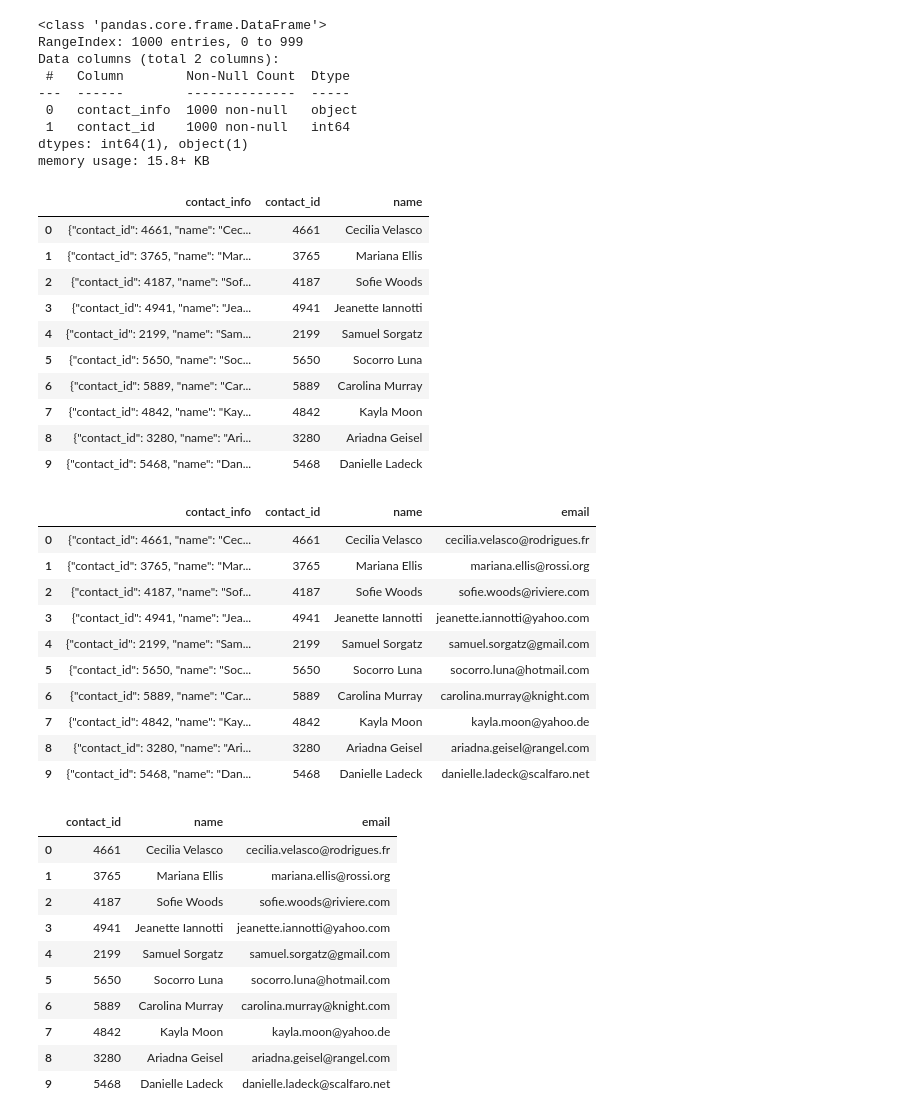
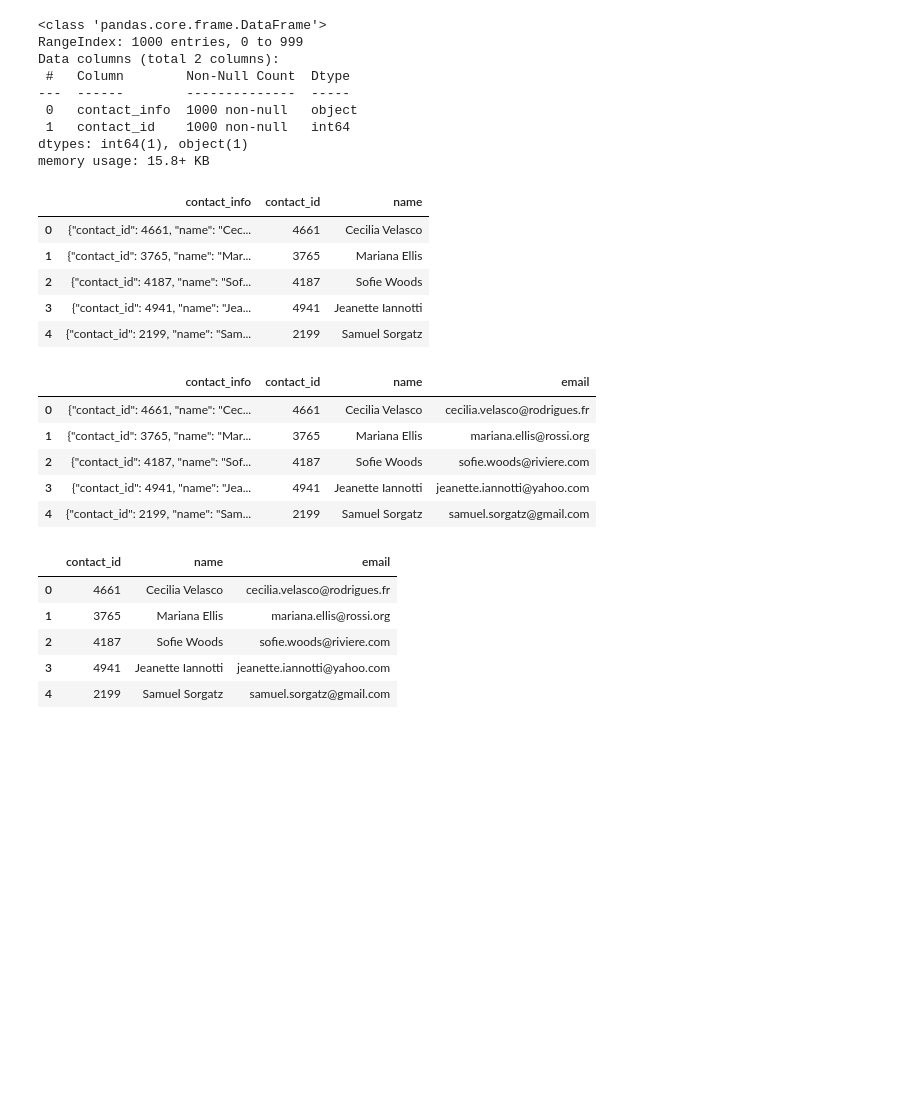
Before and after one commit to Memellsworth/Crowfunding_ETL, a Jupyter notebook: ETL_Mini_Project_Mellsworth_SOkullo_SEjiobi.ipynb, the cells around one changed output. Cells and saved outputs as stored; diff of their text form; code cells hidden in the pictures; blank space fills up the shorter version.

```diff
--- a/ETL_Mini_Project_Mellsworth_SOkullo_SEjiobi.ipynb
+++ b/ETL_Mini_Project_Mellsworth_SOkullo_SEjiobi.ipynb
@@ -463,7 +458,9 @@ dtypes: int64(1), object(1)
 memory usage: 15.8+ KB
 # %%
 # Extract the name of the contact and add it to a new column.
-contact_info_df_copy["name"]= re.compile(r"'name")
+p = re.compile(r'"name": "([A-Za-z]+\s[A-Xa-z]+)"')
+contact_info_df_copy['name']=contact_info_df_copy['contact_info'].str.extract(p)
+contact_info_df_copy.head()
 # %% [output]
 |  | contact_info | contact_id | name |
 | 0 | {"contact_id": 4661, "name": "Cec... | 4661 | Cecilia Velasco |
@@ -471,27 +468,23 @@ contact_info_df_copy["name"]= re.compile(r"'name")
 | 2 | {"contact_id": 4187, "name": "Sof... | 4187 | Sofie Woods |
 | 3 | {"contact_id": 4941, "name": "Jea... | 4941 | Jeanette Iannotti |
 | 4 | {"contact_id": 2199, "name": "Sam... | 2199 | Samuel Sorgatz |
-| 5 | {"contact_id": 5650, "name": "Soc... | 5650 | Socorro Luna |
-| 6 | {"contact_id": 5889, "name": "Car... | 5889 | Carolina Murray |
-| 7 | {"contact_id": 4842, "name": "Kay... | 4842 | Kayla Moon |
-| 8 | {"contact_id": 3280, "name": "Ari... | 3280 | Ariadna Geisel |
-| 9 | {"contact_id": 5468, "name": "Dan... | 5468 | Danielle Ladeck |
 # %%
 # Extract the email from the contacts and add the values to a new column.
+p = re.compile(r'"email": "(\S+@\S+)"')
+contact_info_df_copy['email']=contact_info_df_copy['contact_info'].str.extract(p)
+contact_info_df_copy.head()
 # %% [output]
 |  | contact_info | contact_id | name | email |
 | 0 | {"contact_id": 4661, "name": "Cec... | 4661 | Cecilia Velasco | cecilia.velasco@rodrigues.fr |
 | 1 | {"contact_id": 3765, "name": "Mar... | 3765 | Mariana Ellis | mariana.ellis@rossi.org |
 | 2 | {"contact_id": 4187, "name": "Sof... | 4187 | Sofie Woods | sofie.woods@riviere.com |
 | 3 | {"contact_id": 4941, "name": "Jea... | 4941 | Jeanette Iannotti | jeanette.iannotti@yahoo.com |
 | 4 | {"contact_id": 2199, "name": "Sam... | 2199 | Samuel Sorgatz | samuel.sorgatz@gmail.com |
-| 5 | {"contact_id": 5650, "name": "Soc... | 5650 | Socorro Luna | socorro.luna@hotmail.com |
-| 6 | {"contact_id": 5889, "name": "Car... | 5889 | Carolina Murray | carolina.murray@knight.com |
-| 7 | {"contact_id": 4842, "name": "Kay... | 4842 | Kayla Moon | kayla.moon@yahoo.de |
-| 8 | {"contact_id": 3280, "name": "Ari... | 3280 | Ariadna Geisel | ariadna.geisel@rangel.com |
-| 9 | {"contact_id": 5468, "name": "Dan... | 5468 | Danielle Ladeck | danielle.ladeck@scalfaro.net |
 # %%
 # Create a copy of the contact_info_df with the 'contact_id', 'name', 'email' columns.
+contact_final = contact_info_df_copy.copy()
+contacts_final_clean=contact_final[['contact_id' , 'name' , 'email']]
+contacts_final_clean.head()
 # %% [output]
 |  | contact_id | name | email |
 | 0 | 4661 | Cecilia Velasco | cecilia.velasco@rodrigues.fr |
@@ -499,10 +492,5 @@ contact_info_df_copy["name"]= re.compile(r"'name")
 | 2 | 4187 | Sofie Woods | sofie.woods@riviere.com |
 | 3 | 4941 | Jeanette Iannotti | jeanette.iannotti@yahoo.com |
 | 4 | 2199 | Samuel Sorgatz | samuel.sorgatz@gmail.com |
-| 5 | 5650 | Socorro Luna | socorro.luna@hotmail.com |
-| 6 | 5889 | Carolina Murray | carolina.murray@knight.com |
-| 7 | 4842 | Kayla Moon | kayla.moon@yahoo.de |
-| 8 | 3280 | Ariadna Geisel | ariadna.geisel@rangel.com |
-| 9 | 5468 | Danielle Ladeck | danielle.ladeck@scalfaro.net |
 # %%
 # Create a "first"name" and "last_name" column with the first and last names from the "name" column.
```
Also changed, not shown: parts of 9 cells of this notebook, 6 other files.
